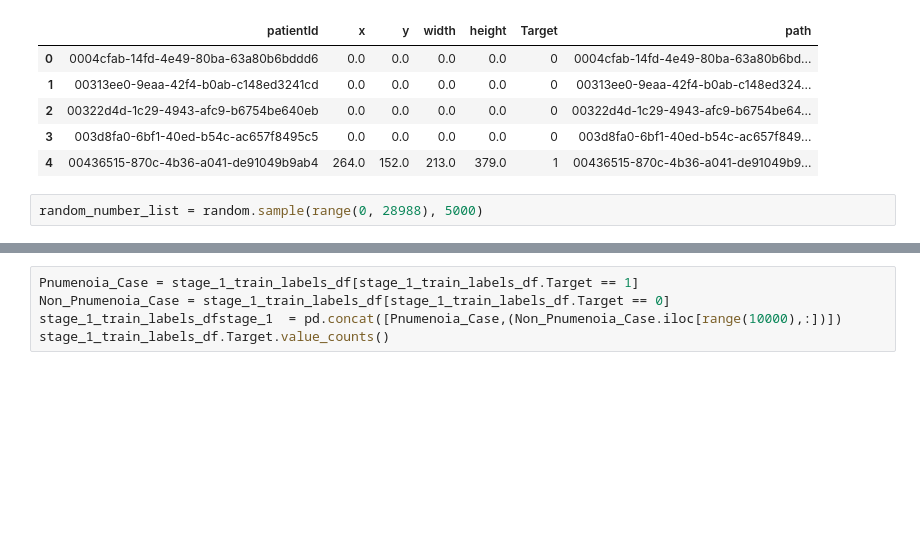
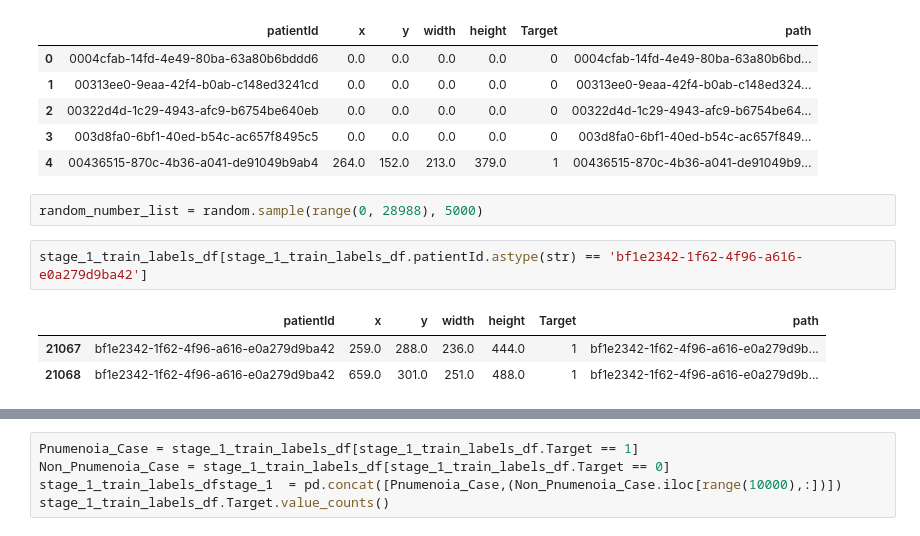
Before and after one commit to stanimman/2015, a Jupyter notebook: Hello,_Colaboratory.ipynb, the cells around one changed output, grey strips where cells are left out. Drawn from its saved outputs; the diff is of its cells as text; blank space fills up the shorter version.

```diff
--- a/Hello,_Colaboratory.ipynb
+++ b/Hello,_Colaboratory.ipynb
@@ -286,6 +289,12 @@ stage_1_train_labels_df.head()
 | 4 | 00436515-870c-4b36-a041-de91049b9ab4 | 264.0 | 152.0 | 213.0 | 379.0 | 1 | 00436515-870c-4b36-a041-de91049b9... |
 # %%
 random_number_list = random.sample(range(0, 28988), 5000)
+# %%
+stage_1_train_labels_df[stage_1_train_labels_df.patientId.astype(str) == 'bf1e2342-1f62-4f96-a616-e0a279d9ba42']
+# %% [output]
+|  | patientId | x | y | width | height | Target | path |
+| 21067 | bf1e2342-1f62-4f96-a616-e0a279d9ba42 | 259.0 | 288.0 | 236.0 | 444.0 | 1 | bf1e2342-1f62-4f96-a616-e0a279d9b... |
+| 21068 | bf1e2342-1f62-4f96-a616-e0a279d9ba42 | 659.0 | 301.0 | 251.0 | 488.0 | 1 | bf1e2342-1f62-4f96-a616-e0a279d9b... |
 # %%
 stage_1_test_labels_df = stage_1_train_labels_df.iloc[random_number_list,:]
 stage_1_test_labels_df.Target.value_counts()
```
Also changed, not shown: parts of 20 cells of this notebook.
